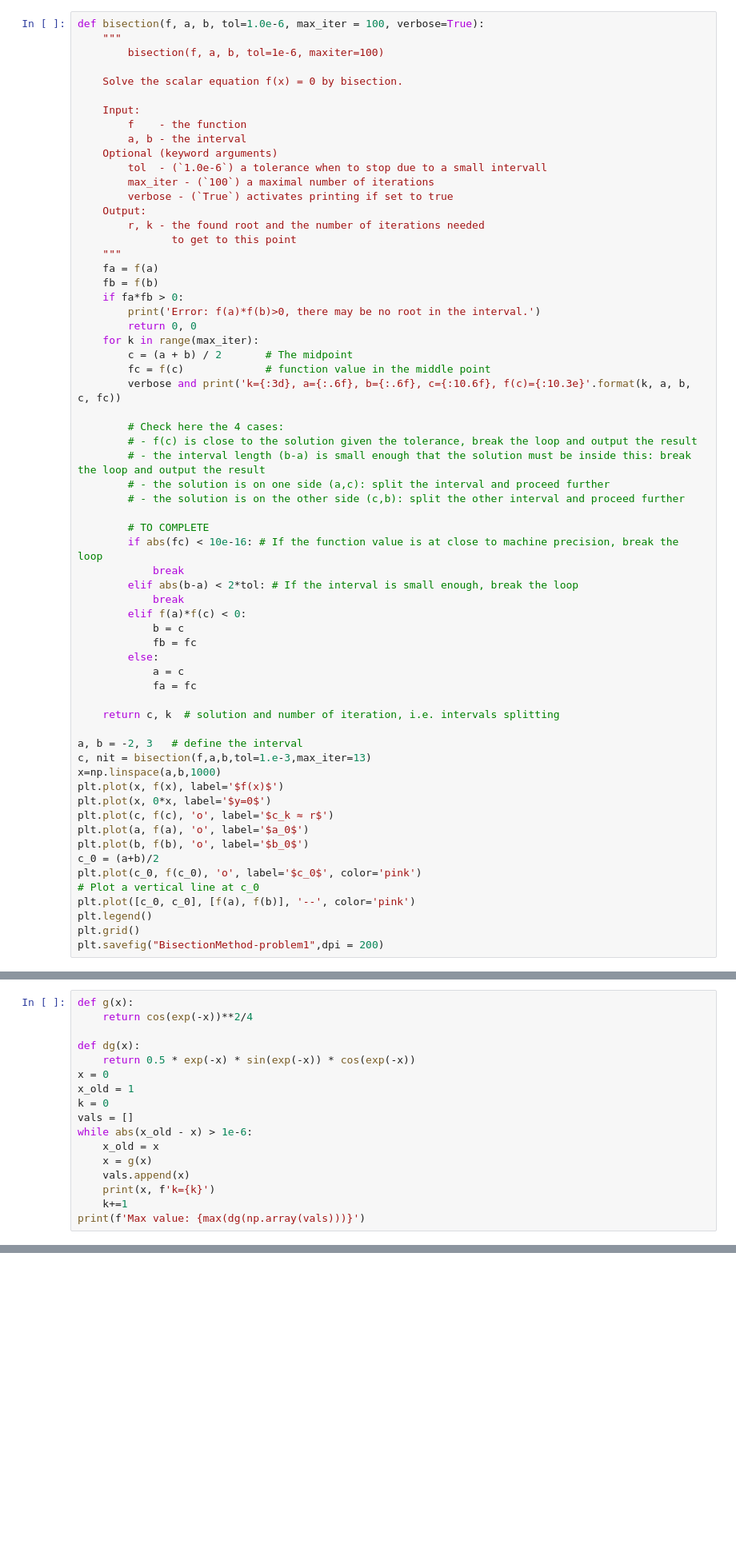
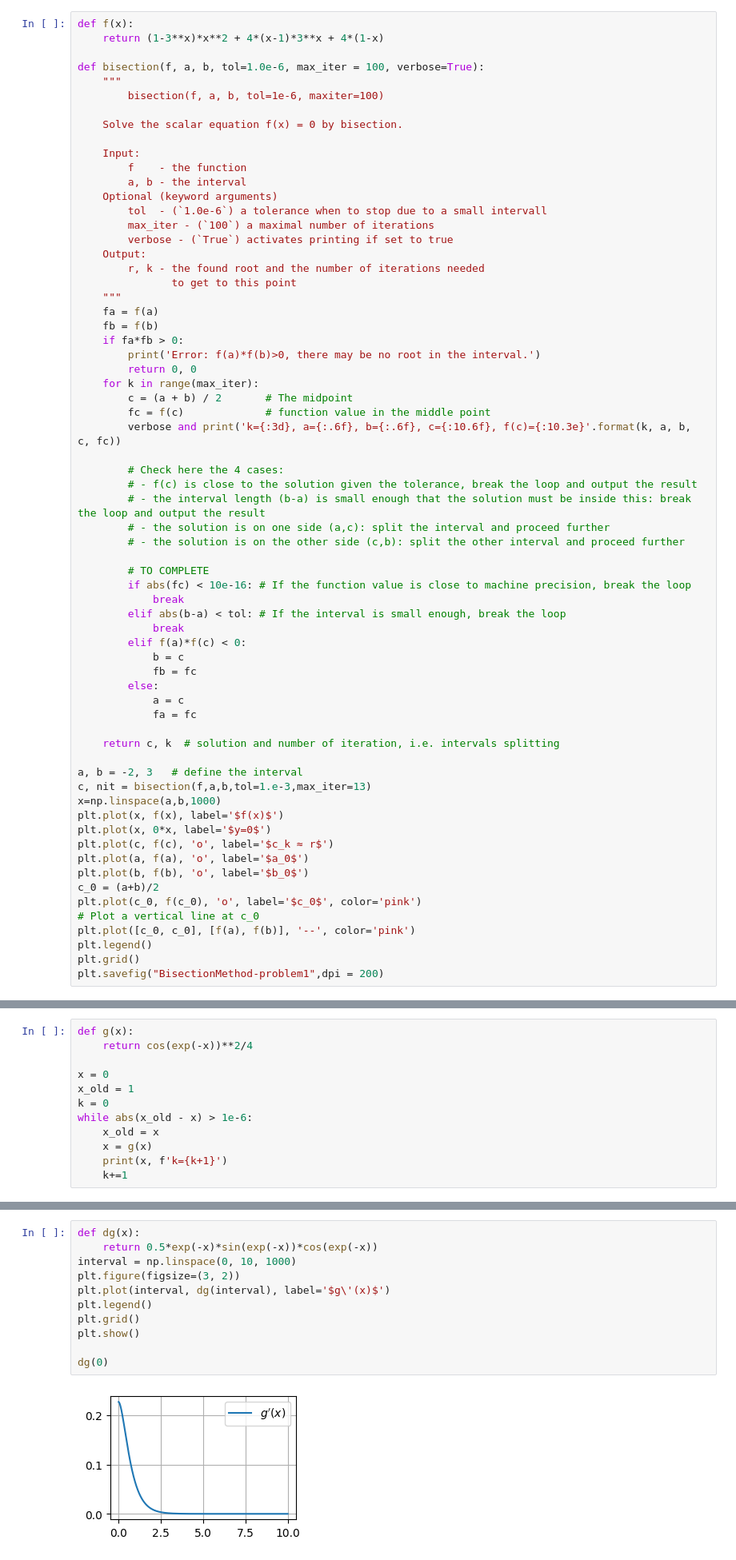
Before and after one commit to simensandhaug/TMA4135h2023, a Jupyter notebook: exercise_4/exercise_4.ipynb, the cells around one changed output, grey strips where cells are left out. Shown at 80% size. Drawn from its saved outputs; the diff is of its cells as text; blank space fills up the shorter version.

```diff
--- a/exercise_4/exercise_4.ipynb
+++ b/exercise_4/exercise_4.ipynb
@@ -40,6 +48,9 @@ Consider the function
 \end{align}
 we want to find all roots of $f(x)$ on the interval $[-2,3]$.
 # %%
+def f(x):
+    return (1-3**x)*x**2 + 4*(x-1)*3**x + 4*(1-x)
+
 def bisection(f, a, b, tol=1.0e-6, max_iter = 100, verbose=True):
     """
         bisection(f, a, b, tol=1e-6, maxiter=100)
@@ -74,9 +85,9 @@ def bisection(f, a, b, tol=1.0e-6, max_iter = 100, verbose=True):
         # - the solution is on the other side (c,b): split the other interval and proceed further
 
         # TO COMPLETE
-        if abs(fc) < 10e-16: # If the function value is at close to machine precision, break the loop
+        if abs(fc) < 10e-16: # If the function value is close to machine precision, break the loop
             break
-        elif abs(b-a) < 2*tol: # If the interval is small enough, break the loop
+        elif abs(b-a) < tol: # If the interval is small enough, break the loop
             break
         elif f(a)*f(c) < 0:
             b = c
@@ -123,17 +137,12 @@ k= 12, a=-0.000488, b=0.000732, c=  0.000122, f(c)=-5.364e-04
 def g(x):
     return cos(exp(-x))**2/4
 
-def dg(x):
-    return 0.5 * exp(-x) * sin(exp(-x)) * cos(exp(-x))
 x = 0
 x_old = 1
 k = 0
-vals = []
 while abs(x_old - x) > 1e-6:
     x_old = x
     x = g(x)
-    vals.append(x)
-    print(x, f'k={k}')
+    print(x, f'k={k+1}')
     k+=1
-print(f'Max value: {max(dg(np.array(vals)))}')
 # %% [output]
@@ -149,0 +160,13 @@ Max value: 0.2228036000778768
+# %%
+def dg(x):
+    return 0.5*exp(-x)*sin(exp(-x))*cos(exp(-x))
+interval = np.linspace(0, 10, 1000)
+plt.figure(figsize=(3, 2))
+plt.plot(interval, dg(interval), label='$g\'(x)$')
+plt.legend()
+plt.grid()
+plt.show()
+
+dg(0)
+# %% [output]
+[figure, added]
```
Also changed, not shown: parts of 19 cells of this notebook, 1 other file.
